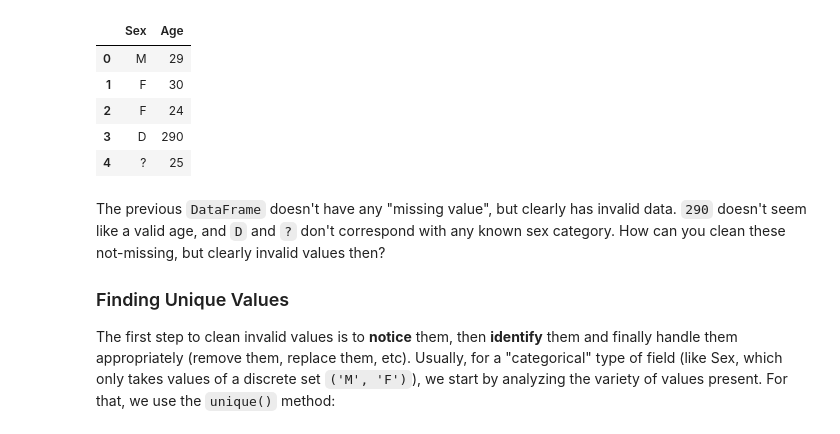
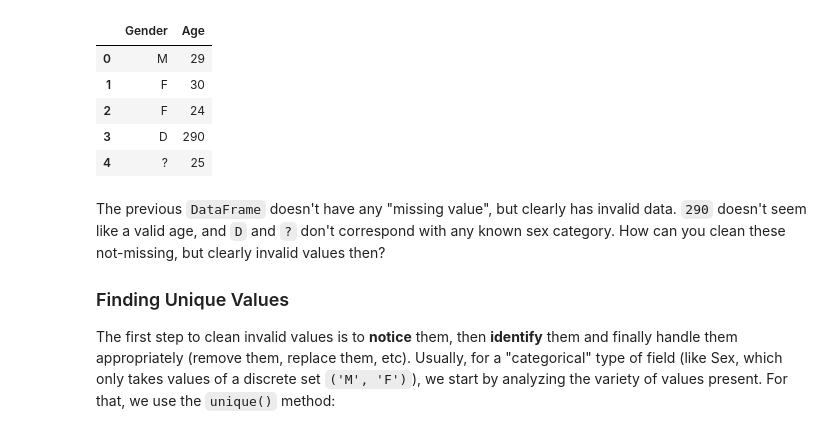
Before and after one commit to hh-blaire-cho/ds101_2025Jun, a Jupyter notebook: 08_Pandas_DataCleansing.ipynb, the cells around one changed output. Drawn from its saved outputs; the diff is of its cells as text; code cells hidden in the pictures.

```diff
--- a/08_CleaningNotNullValues.ipynb
+++ b/08_Pandas_DataCleansing.ipynb
@@ -20,13 +17,13 @@ import pandas as pd
 # %%
 df = pd.DataFrame(
     {
-        "Sex": ["M", "F", "F", "D", "?"],
+        "Gender": ["M", "F", "F", "D", "?"],
         "Age": [29, 30, 24, 290, 25],
     }
 )
 df
 # %% [output]
-|  | Sex | Age |
+|  | Gender | Age |
 | 0 | M | 29 |
 | 1 | F | 30 |
 | 2 | F | 24 |
```
Also changed, not shown: parts of 8 cells of this notebook, 9 other files.
